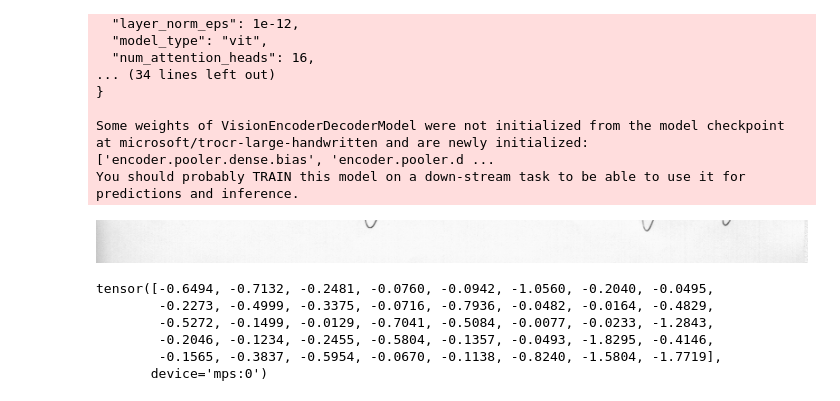
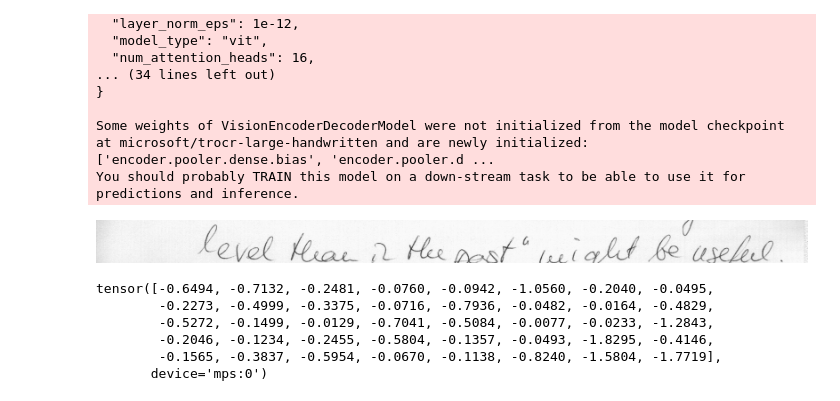
Before and after one commit to amaljoe/OCR_with_LLMs, a Jupyter notebook: synthetic_data.ipynb, the cells around one changed output. Cells and saved outputs as stored; diff of their text form; code cells hidden in the pictures.

```diff
--- a/synthetic_data.ipynb
+++ b/synthetic_data.ipynb
@@ -28,18 +28,18 @@ You should probably TRAIN this model on a down-stream task to be able to use it
 # %%
 filepath = 'data/iam_form2.png'
 image = Image.open(filepath).convert("RGB")
 
 cropped_images = []
 y = []
 for i in range(700, image.height - 850, 50):
     height  = 150
     cropped_image = image.crop((0, i, image.width, i + height))
     cropped_images.append(cropped_image)
     y.append(i)
 
-cropped_images[-1]
+cropped_images[6]
 # %% [output]
-[figure, old version]
+[figure, new version]
 # %%
 model.config.num_beams = 2
 # %%
```
Also changed, not shown: 1 other file.
